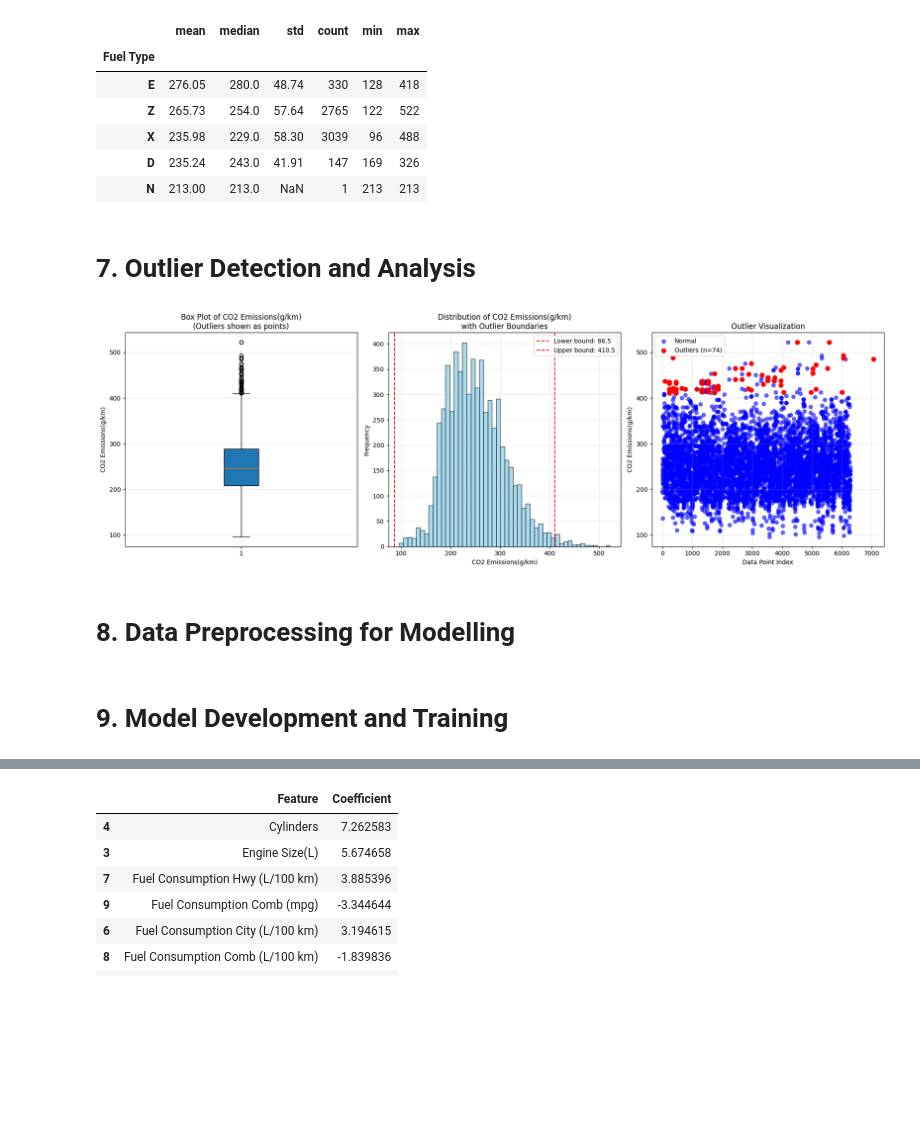
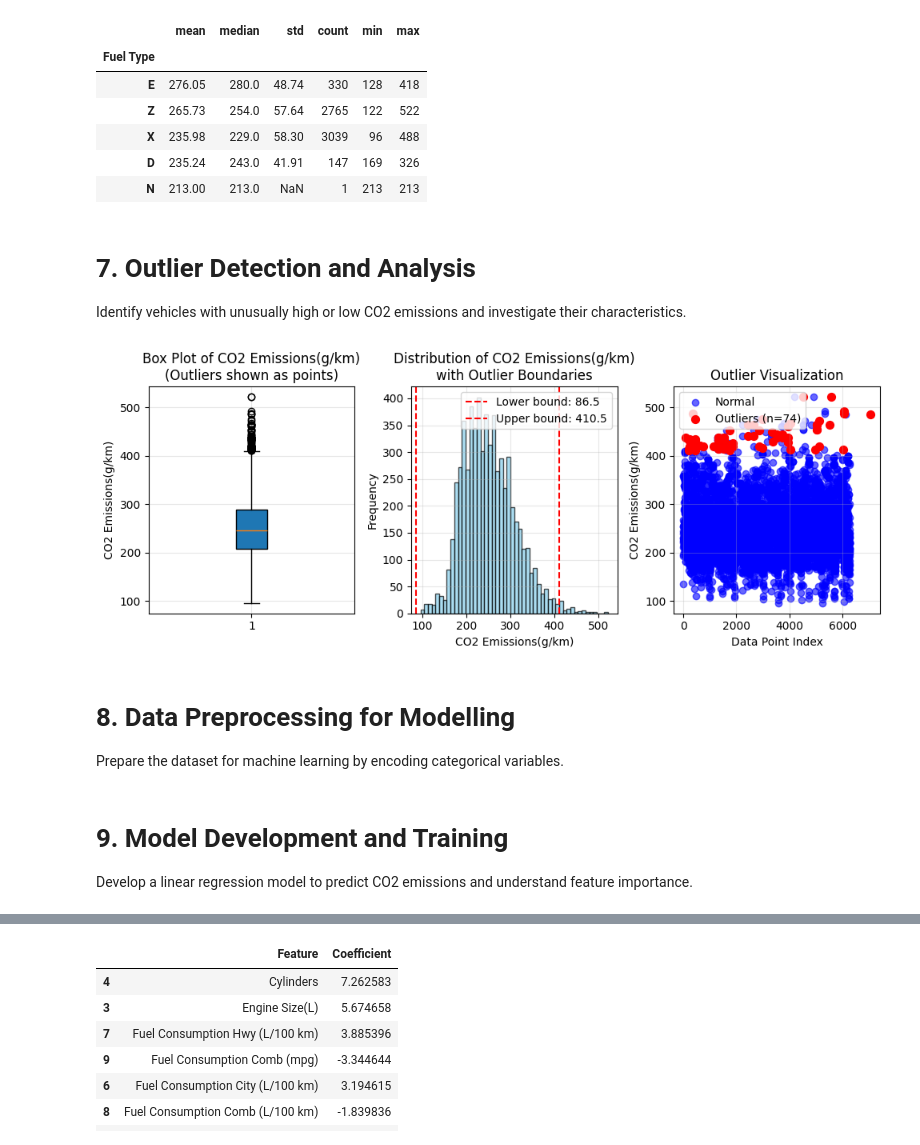
Before and after one commit to Shivappa/AL-ML-CO2-Emission, a Jupyter notebook: co2emission.ipynb, the cells around one changed output, grey strips where cells are left out. Cells and saved outputs as stored; diff of their text form; code cells hidden in the pictures; blank space fills up the shorter version.

```diff
--- a/co2emission.ipynb
+++ b/co2emission.ipynb
@@ -178,7 +147,8 @@ correlation_matrix
 | CO2 Emissions(g/km) | 0.854802 | 0.834687 | 0.918756 | 0.883424 | 0.916840 | ... |
 # %%
 # Correlations with target variable
-target_correlations = correlation_matrix[target_column].sort_values(ascending=False, key=abs)
+target_correlations = correlation_matrix[target_column].sort_values(
+    ascending=False, key=abs)
 target_correlations
 # %% [output]
 |  | CO2 Emissions(g/km) |
@@ -254,7 +227,7 @@ display(sig_df)
 # Scatter plots for top numerical predictors
 top_numerical_predictors = [col for col in top_predictors.index[:4] if col in numerical_columns]
 
-fig, axes = plt.subplots(2, 2, figsize=(16, 12))
+fig, axes = plt.subplots(2, 2, figsize=(10, 8))
 axes = axes.ravel()
 
 for i, predictor in enumerate(top_numerical_predictors):
@@ -272,5 +245,5 @@ for i, predictor in enumerate(top_numerical_predictors):
     axes[i].grid(True, alpha=0.3)
 
 plt.tight_layout()
-plt.show()₹
+plt.show()
 # %% [output]
@@ -326,6 +300,7 @@ for categorical_column in categorical_columns:
 | N | 213.00 | 213.0 | NaN | 1 | 213 | 213 |
 # %% [markdown]
 # 7. Outlier Detection and Analysis
+Identify vehicles with unusually high or low CO2 emissions and investigate their characteristics.
 # %%
 # Outlier detection using IQR method
 def detect_outliers_iqr(data, column):
@@ -345,47 +320,54 @@ def detect_outliers_zscore(data, column, threshold=3):
     return outliers
 
 # IQR method
-iqr_outliers, lower_bound, upper_bound = detect_outliers_iqr(df_final, target_column)
+iqr_outliers, lower_bound, upper_bound = detect_outliers_iqr(df_final,
+                                                             target_column)
 
 # Z-score method
 zscore_outliers = detect_outliers_zscore(df_final, target_column)
 # %%
 # Visualize outliers
-fig, axes = plt.subplots(1, 3, figsize=(18, 6))
+fig, axes = plt.subplots(1, 3, figsize=(10, 4))
 
 # Box plot highlighting outliers
 axes[0].boxplot(df_final[target_column], patch_artist=True)
 axes[0].set_title(f'Box Plot of {target_column}\n(Outliers shown as points)')
 axes[0].set_ylabel(target_column)
 axes[0].grid(True, alpha=0.3)
 
 # Histogram with outlier boundaries
-axes[1].hist(df_final[target_column], bins=50, alpha=0.7, color='skyblue', edgecolor='black')
-axes[1].axvline(lower_bound, color='red', linestyle='--', label=f'Lower bound: {lower_bound:.1f}')
-axes[1].axvline(upper_bound, color='red', linestyle='--', label=f'Upper bound: {upper_bound:.1f}')
+axes[1].hist(df_final[target_column],
+             bins=50, alpha=0.7, color='skyblue', edgecolor='black')
+axes[1].axvline(lower_bound, color='red',
+                linestyle='--', label=f'Lower bound: {lower_bound:.1f}')
+axes[1].axvline(upper_bound, color='red',
+                linestyle='--', label=f'Upper bound: {upper_bound:.1f}')
 axes[1].set_title(f'Distribution of {target_column}\nwith Outlier Boundaries')
 axes[1].set_xlabel(target_column)
 axes[1].set_ylabel('Frequency')
 axes[1].legend()
 axes[1].grid(True, alpha=0.3)
 
 # Scatter plot showing outliers
-axes[2].scatter(range(len(df_final)), df_final[target_column], alpha=0.6, color='blue', label='Normal')
+axes[2].scatter(range(len(df_final)),
+                df_final[target_column],
+                alpha=0.6, color='blue', label='Normal')
 outlier_indices = iqr_outliers.index
 axes[2].scatter(outlier_indices, df_final.loc[outlier_indices, target_column],
                color='red', s=50, label=f'Outliers (n={len(outlier_indices)})')
 axes[2].set_title('Outlier Visualization')
 axes[2].set_xlabel('Data Point Index')
 axes[2].set_ylabel(target_column)
 axes[2].legend()
 axes[2].grid(True, alpha=0.3)
 
 plt.tight_layout()
 plt.show()
 # %% [output]
-[figure, old version]
+[figure, new version]
 # %% [markdown]
 # 8. Data Preprocessing for Modelling
+Prepare the dataset for machine learning by encoding categorical variables.
 # %%
 df_model = df_final.copy()
 
@@ -407,6 +389,7 @@ for cat_col in categorical_columns:
         categorical_encoders[cat_col] = le
 # %% [markdown]
 # 9. Model Development and Training
+Develop a linear regression model to predict CO2 emissions and understand feature importance.
 # %%
 # Split data into training and testing sets
 X_train, X_test, y_train, y_test = train_test_split(
```
Also changed, not shown: parts of 25 cells of this notebook.
